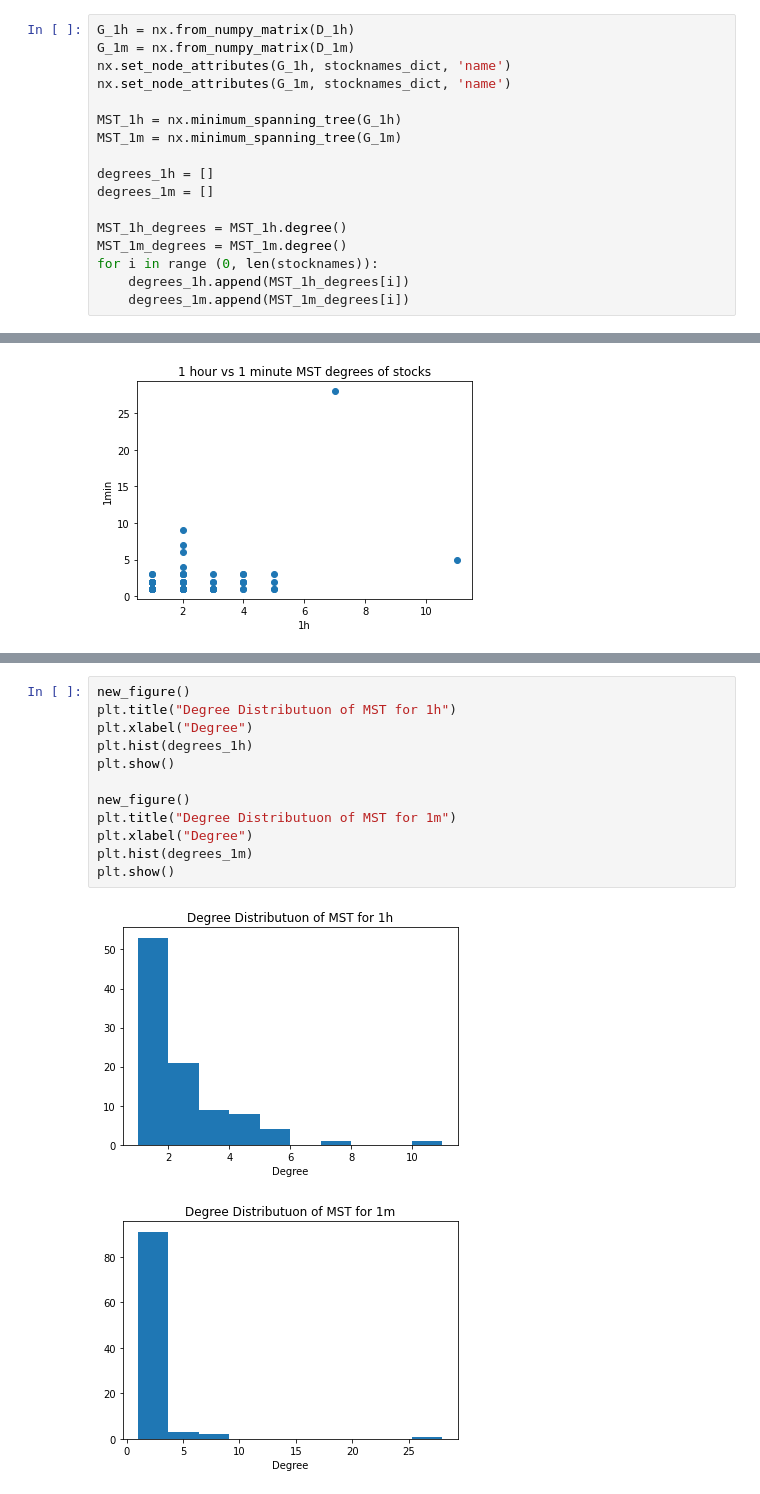
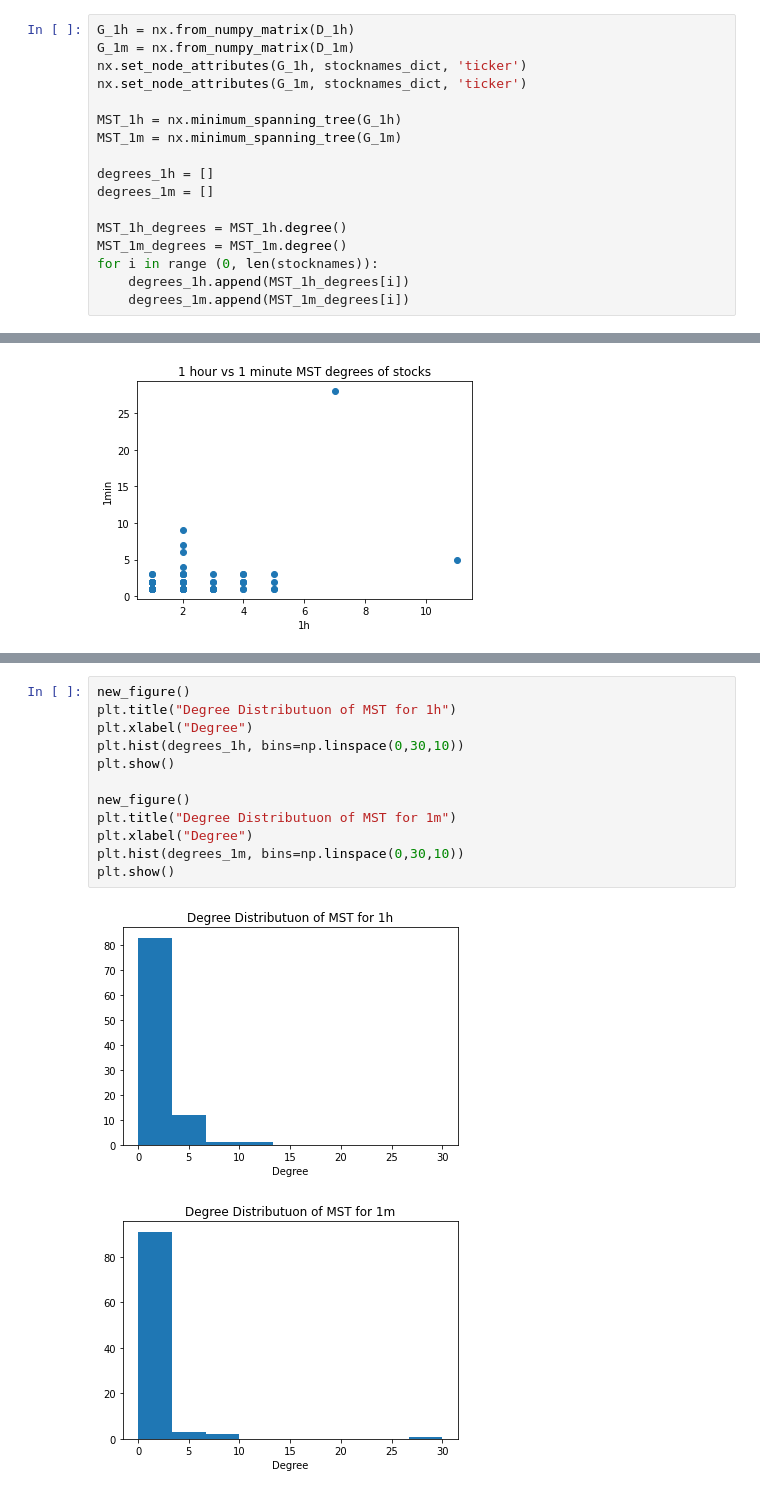
Before and after one commit to JunTu-XD/NetSci, a Jupyter notebook: assignment_7/Tu_Jun_EX07.ipynb, the cells around one changed output, grey strips where cells are left out. Drawn from its saved outputs; the diff is of its cells as text.

```diff
--- a/assignment_7/Tu_Jun_EX07.ipynb
+++ b/assignment_7/Tu_Jun_EX07.ipynb
@@ -176,8 +176,8 @@ plt.scatter(x = dc_x, y = dc_y)
 # %%
 G_1h = nx.from_numpy_matrix(D_1h)
 G_1m = nx.from_numpy_matrix(D_1m)
-nx.set_node_attributes(G_1h, stocknames_dict, 'name')
-nx.set_node_attributes(G_1m, stocknames_dict, 'name')
+nx.set_node_attributes(G_1h, stocknames_dict, 'ticker')
+nx.set_node_attributes(G_1m, stocknames_dict, 'ticker')
 
 MST_1h = nx.minimum_spanning_tree(G_1h)
 MST_1m = nx.minimum_spanning_tree(G_1m)
@@ -243,15 +256,15 @@ print("5 stocks with highest degree on the MST for 1m: ",top5_degree_name_1m)
 # %%
 new_figure()
 plt.title("Degree Distributuon of MST for 1h")
 plt.xlabel("Degree")
-plt.hist(degrees_1h)
+plt.hist(degrees_1h, bins=np.linspace(0,30,10))
 plt.show()
 
 new_figure()
 plt.title("Degree Distributuon of MST for 1m")
 plt.xlabel("Degree")
-plt.hist(degrees_1m)
+plt.hist(degrees_1m, bins=np.linspace(0,30,10))
 plt.show()
 # %% [output]
-[figure, old version]
+[figure, new version]
-[figure, old version]
+[figure, new version]
```
Also changed, not shown: parts of 6 cells of this notebook.
